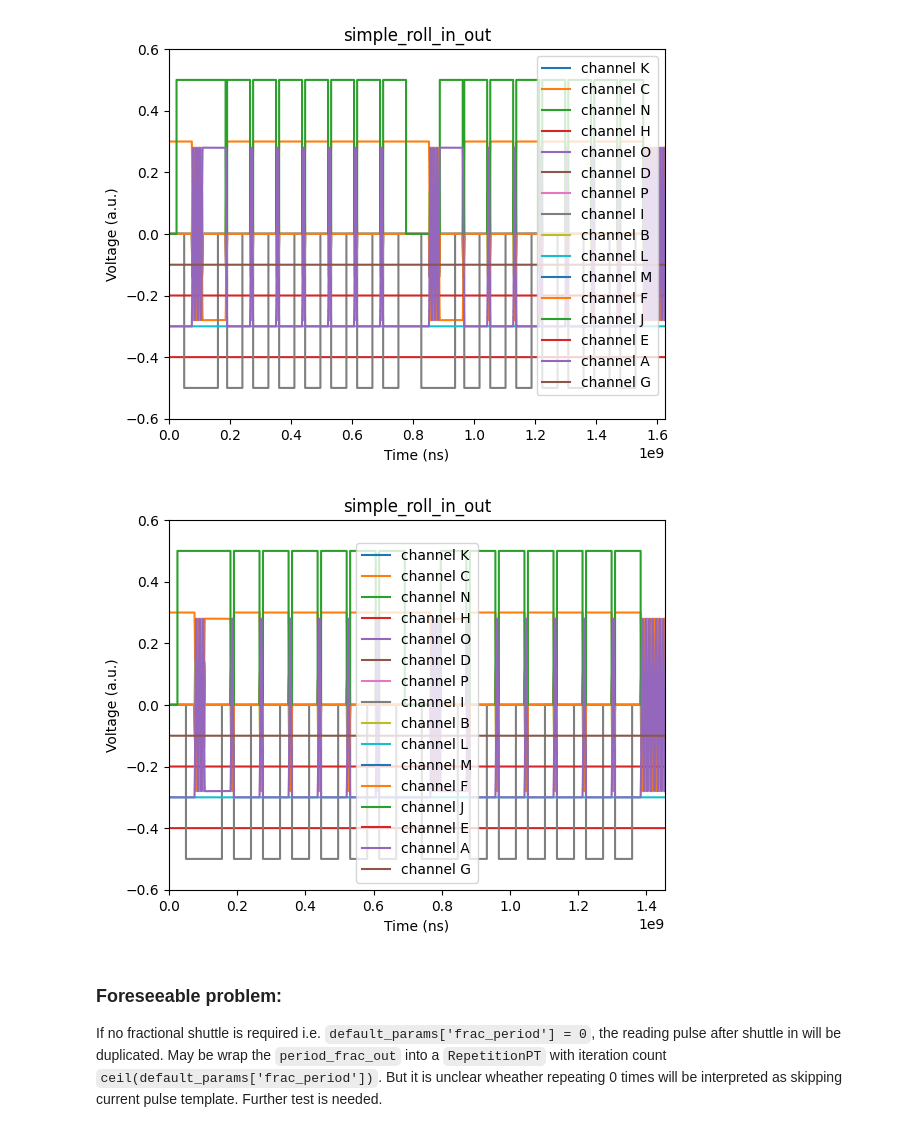
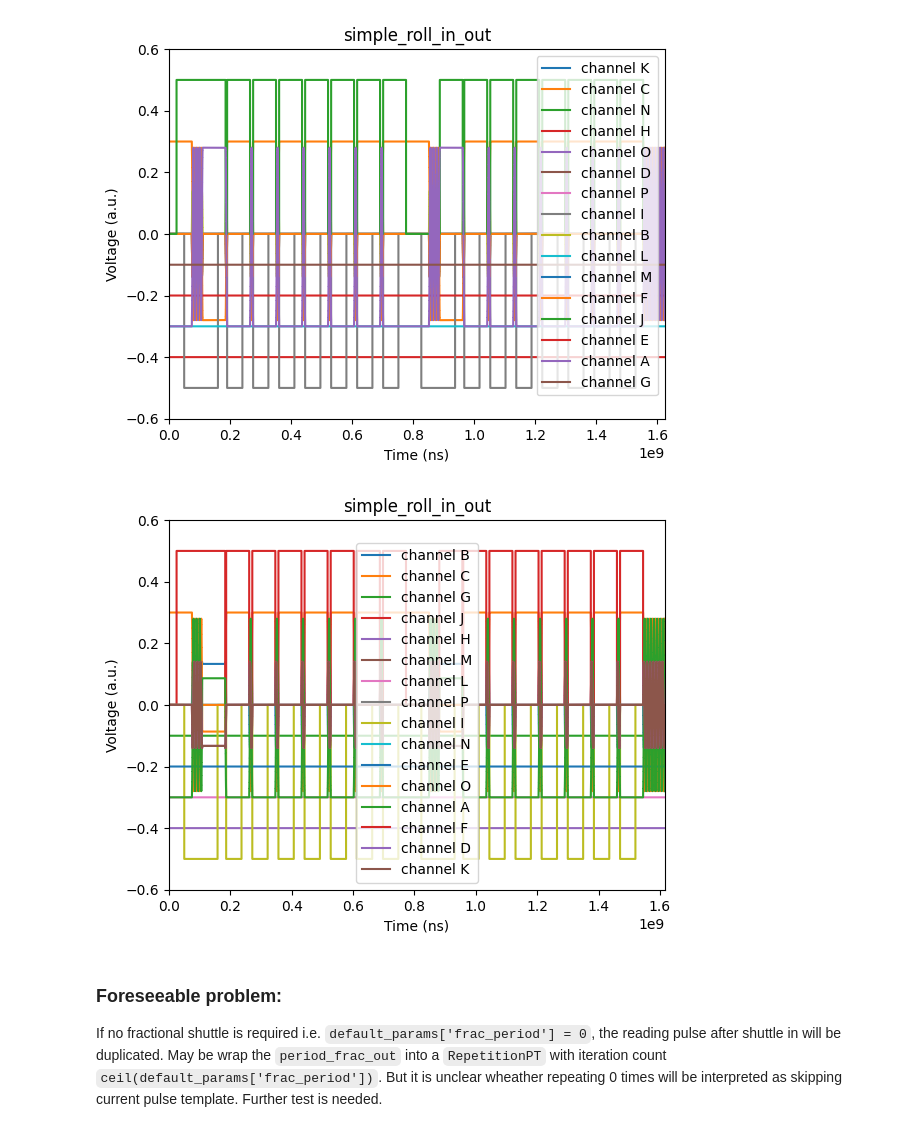
Before and after one commit to BrllsRX/qupulse, a Jupyter notebook: shuttle_exp/doc/shuttle_through.ipynb, the cells around one changed output. Cells and saved outputs as stored; diff of their text form; code cells hidden in the pictures.

Commit message:
missing import

```diff
--- a/shuttle_exp/doc/shuttle_through.ipynb
+++ b/shuttle_exp/doc/shuttle_through.ipynb
@@ -412,12 +412,13 @@ _ = plot(roll_in_n_out_complete, default_params, sample_rate=default_params['sam
 # %% [output]
 [figure]
 # %%
+from qupulse.pulses.plotting import plot
 # Now if we shuttle full peirods
 
-default_params['frac_period'] = 0
+default_params['frac_period'] = 0.3
 _ = plot(roll_in_n_out_complete, default_params, sample_rate=default_params['sample_rate'])
 # %% [output]
-[figure, old version]
+[figure, new version]
 # %% [markdown]
 ### Foreseeable problem:
 
```
